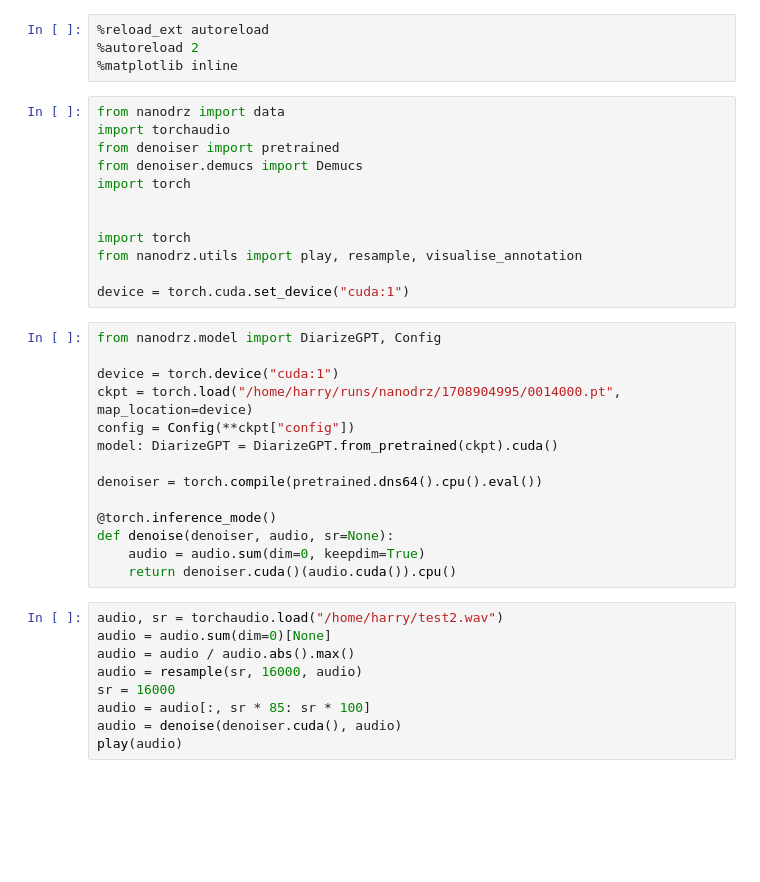
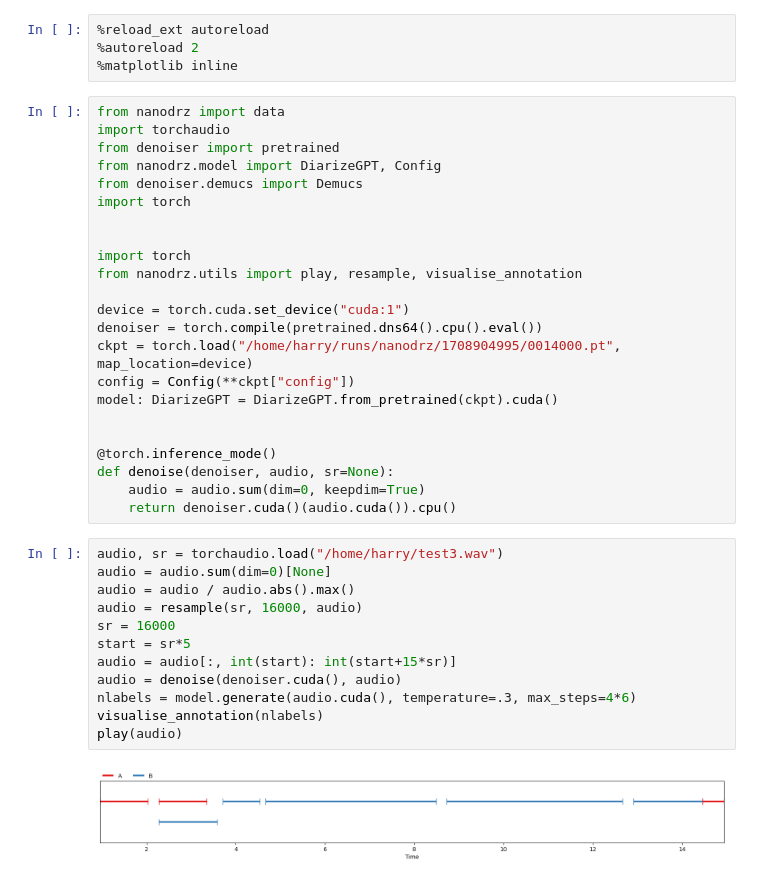
Before and after one commit to mogwai/nanodrz, a Jupyter notebook: notebook/4_real_infererce.ipynb, the cells around one changed output. Cells and saved outputs as stored; diff of their text form; blank space fills up the shorter version.

```diff
--- a/notebook/4_real_infererce.ipynb
+++ b/notebook/4_real_infererce.ipynb
@@ -6,6 +6,7 @@
 from nanodrz import data
 import torchaudio
 from denoiser import pretrained
+from nanodrz.model import DiarizeGPT, Config
 from denoiser.demucs import Demucs
 import torch
 
@@ -14,28 +15,28 @@ import torch
 from nanodrz.utils import play, resample, visualise_annotation
 
 device = torch.cuda.set_device("cuda:1")
+denoiser = torch.compile(pretrained.dns64().cpu().eval())
+ckpt = torch.load("/home/harry/runs/nanodrz/1708904995/0014000.pt", map_location=device)
+config = Config(**ckpt["config"])
+model: DiarizeGPT = DiarizeGPT.from_pretrained(ckpt).cuda()
+
+
+@torch.inference_mode()
+def denoise(denoiser, audio, sr=None):
+    audio = audio.sum(dim=0, keepdim=True)
+    return denoiser.cuda()(audio.cuda()).cpu()
-# %%
-from nanodrz.model import DiarizeGPT, Config
-
-device = torch.device("cuda:1")
-ckpt = torch.load("/home/harry/runs/nanodrz/1708904995/0014000.pt", map_location=device)
-config = Config(**ckpt["config"])
-model: DiarizeGPT = DiarizeGPT.from_pretrained(ckpt).cuda()
-
-denoiser = torch.compile(pretrained.dns64().cpu().eval())
-
-@torch.inference_mode()
-def denoise(denoiser, audio, sr=None):
-    audio = audio.sum(dim=0, keepdim=True)
-    return denoiser.cuda()(audio.cuda()).cpu()
 # %%
-audio, sr = torchaudio.load("/home/harry/test2.wav")
+audio, sr = torchaudio.load("/home/harry/test3.wav")
 audio = audio.sum(dim=0)[None]
 audio = audio / audio.abs().max()
 audio = resample(sr, 16000, audio)
 sr = 16000
-audio = audio[:, sr * 85: sr * 100]
+start = sr*5
+audio = audio[:, int(start): int(start+15*sr)]
 audio = denoise(denoiser.cuda(), audio)
+nlabels = model.generate(audio.cuda(), temperature=.3, max_steps=4*6)
+visualise_annotation(nlabels)
 play(audio)
 # %% [output]
+[figure, added]
 [interactive output not drawn]
```
Also changed, not shown: parts of 1 cell of this notebook, 4 other files.
